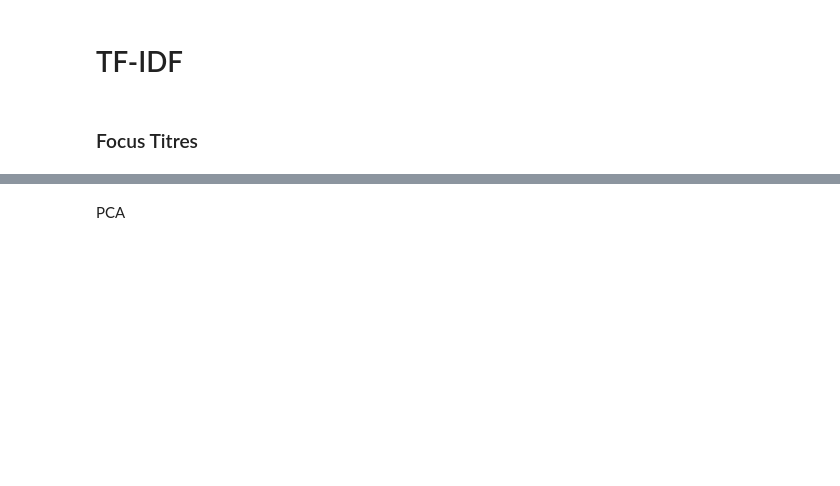
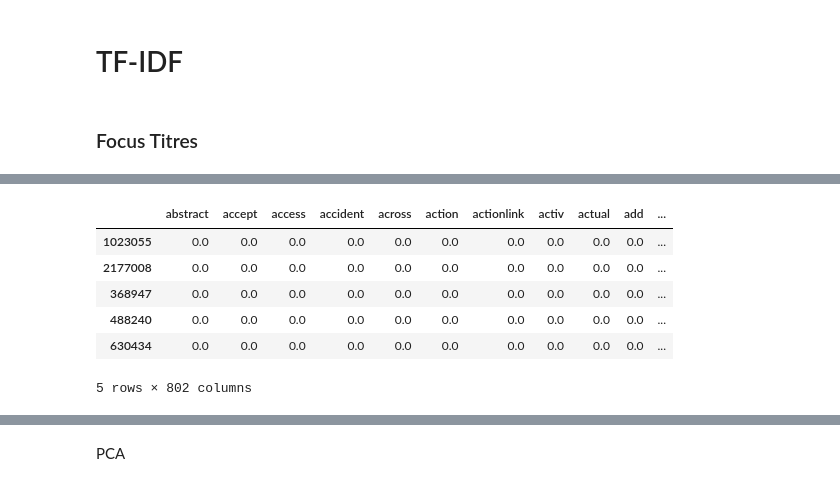
Before and after one commit to FKO78/OC-ds-p6, a Jupyter notebook: P6_Catégorisez_automatiquement_des_questions.ipynb, the cells around one changed output, grey strips where cells are left out. Saved outputs shown, nothing was run; the diff lists cells and outputs as text; code cells hidden in the pictures; blank space fills up the shorter version.

```diff
--- a/P6_Catégorisez_automatiquement_des_questions.ipynb
+++ b/P6_Catégorisez_automatiquement_des_questions.ipynb
@@ -479,0 +305,16 @@ tfidf.head()
+# %%
+tfidf_vectorizer = TfidfVectorizer(token_pattern=r'\w{1,}', min_df=1E-3)
+
+tfidf_Title_v = tfidf_vectorizer.fit_transform(train_1T['Title'])
+feature_names = tfidf_vectorizer.get_feature_names()
+
+tfidf_Title = pd.DataFrame(tfidf_Title_v.todense().tolist(), columns=feature_names, index=train_1T.index).head()
+tfidf_Title.head()
+# %% [output]
+|  | abstract | accept | access | accident | across | action | actionlink | activ | actual | add | ... |
+| 1023055 | 0.0 | 0.0 | 0.0 | 0.0 | 0.0 | 0.0 | 0.0 | 0.0 | 0.0 | 0.0 | ... |
+| 2177008 | 0.0 | 0.0 | 0.0 | 0.0 | 0.0 | 0.0 | 0.0 | 0.0 | 0.0 | 0.0 | ... |
+| 368947 | 0.0 | 0.0 | 0.0 | 0.0 | 0.0 | 0.0 | 0.0 | 0.0 | 0.0 | 0.0 | ... |
+| 488240 | 0.0 | 0.0 | 0.0 | 0.0 | 0.0 | 0.0 | 0.0 | 0.0 | 0.0 | 0.0 | ... |
+| 630434 | 0.0 | 0.0 | 0.0 | 0.0 | 0.0 | 0.0 | 0.0 | 0.0 | 0.0 | 0.0 | ... |
+5 rows × 802 columns
```
Also changed, not shown: parts of 21 cells of this notebook.
